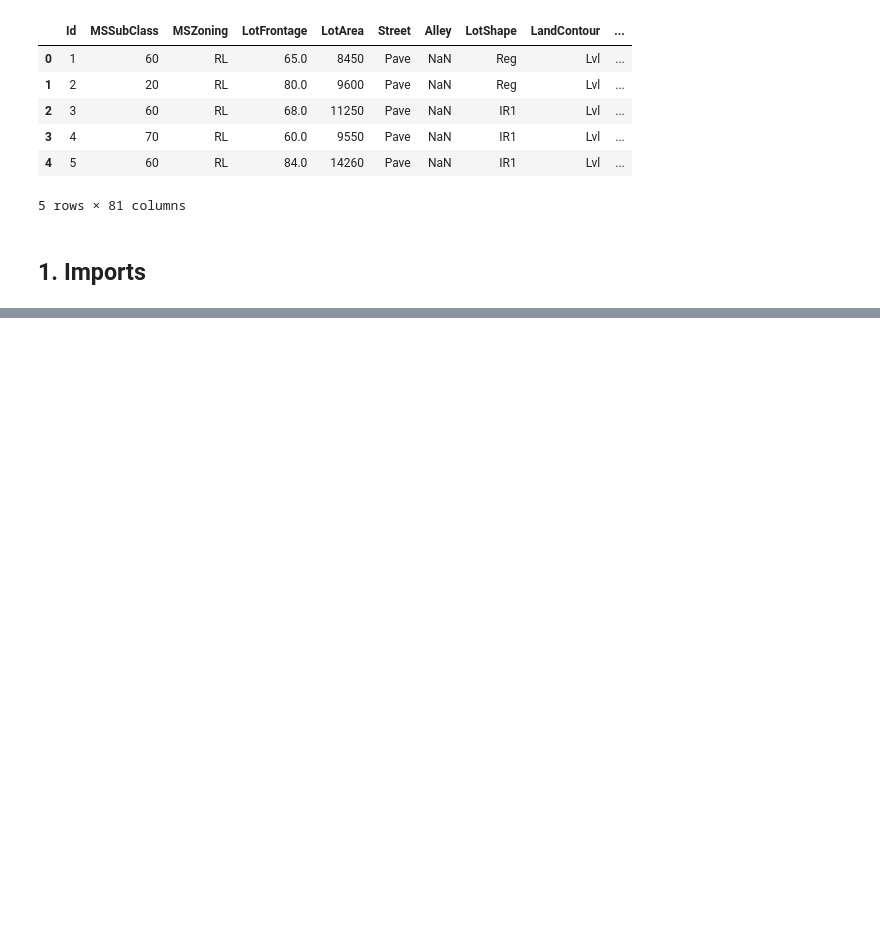
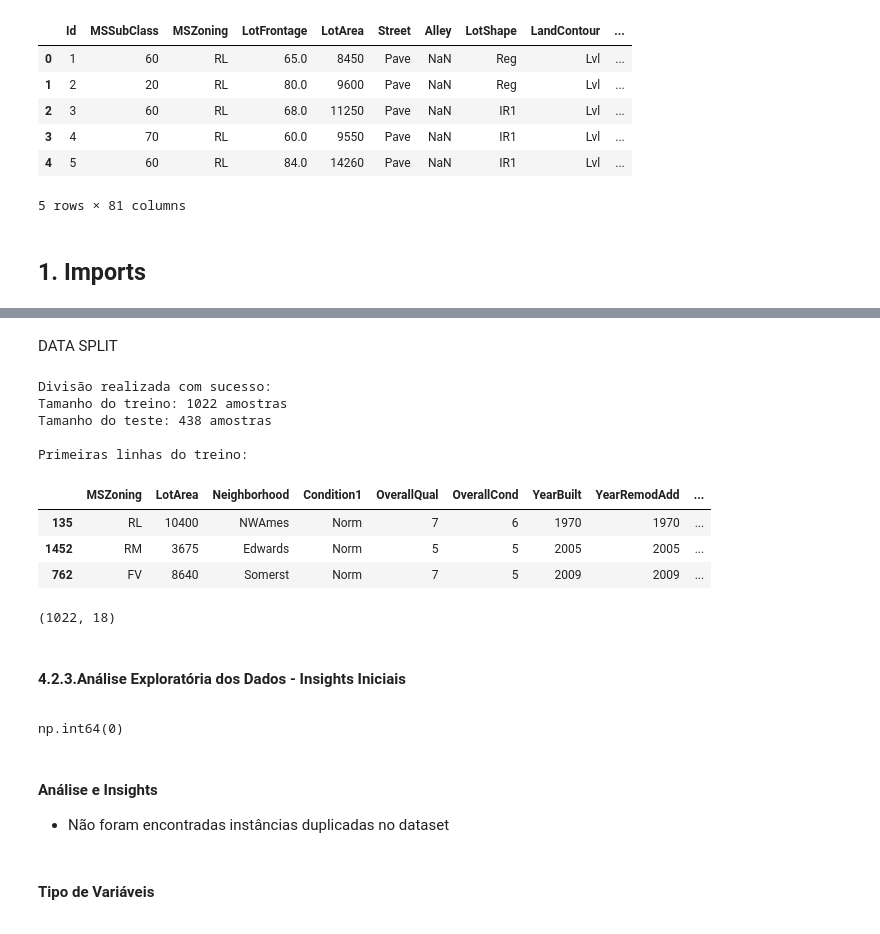
Before and after one commit to joaossoliveira/House-price, a Jupyter notebook: House_Price1.ipynb, the cells around one changed output, grey strips where cells are left out. Saved outputs shown, nothing was run; the diff lists cells and outputs as text; code cells hidden in the pictures; blank space fills up the shorter version.

```diff
--- a/House_Price1.ipynb
+++ b/House_Price1.ipynb
@@ -67,0 +103,55 @@ warnings.filterwarnings("ignore")
+# %% [markdown]
+  DATA SPLIT
+# %%
+# 3. Separar features e target
+X = df.drop(columns=["SalePrice"])
+y = df["SalePrice"]
+
+# 4. Divisão treino/teste
+try:
+    # Para regressão (sem stratify)
+    X_train, X_test, y_train, y_test = train_test_split(
+        X, y,
+        test_size=0.30,
+        random_state=42
+    )
+
+    print("\nDivisão realizada com sucesso:")
+    print(f"Tamanho do treino: {X_train.shape[0]} amostras")
+    print(f"Tamanho do teste: {X_test.shape[0]} amostras")
+    print(f"\nPrimeiras linhas do treino:")
+    display(X_train.head(3))
+
+except Exception as e:
+    print(f"\nErro durante a divisão treino/teste: {e}")
+# %% [output]
+Divisão realizada com sucesso:
+Tamanho do treino: 1022 amostras
+Tamanho do teste: 438 amostras
+
+Primeiras linhas do treino:
+|  | MSZoning | LotArea | Neighborhood | Condition1 | OverallQual | OverallCond | YearBuilt | YearRemodAdd | ... |
+| 135 | RL | 10400 | NWAmes | Norm | 7 | 6 | 1970 | 1970 | ... |
+| 1452 | RM | 3675 | Edwards | Norm | 5 | 5 | 2005 | 2005 | ... |
+| 762 | FV | 8640 | Somerst | Norm | 7 | 5 | 2009 | 2009 | ... |
+# %%
+df = pd.concat([X_train,y_train],axis= 1)
+df.shape
+# %% [output]
+(1022, 18)
+# %% [markdown]
+#### 4.2.3.Análise Exploratória dos Dados - Insights Iniciais
+<a id="analise-exploratoria-de-dados"></a>
+# %%
+# verifica linhas duplicadas
+
+df.duplicated().sum()
+# %% [output]
+np.int64(0)
+# %% [markdown]
+#### Análise e Insights
+
+ - Não foram encontradas instâncias duplicadas no dataset
+# %% [markdown]
+#### Tipo de Variáveis
+<a id="tipo-de-variaveis"></a>
```
Also changed, not shown: parts of 15 cells of this notebook.
